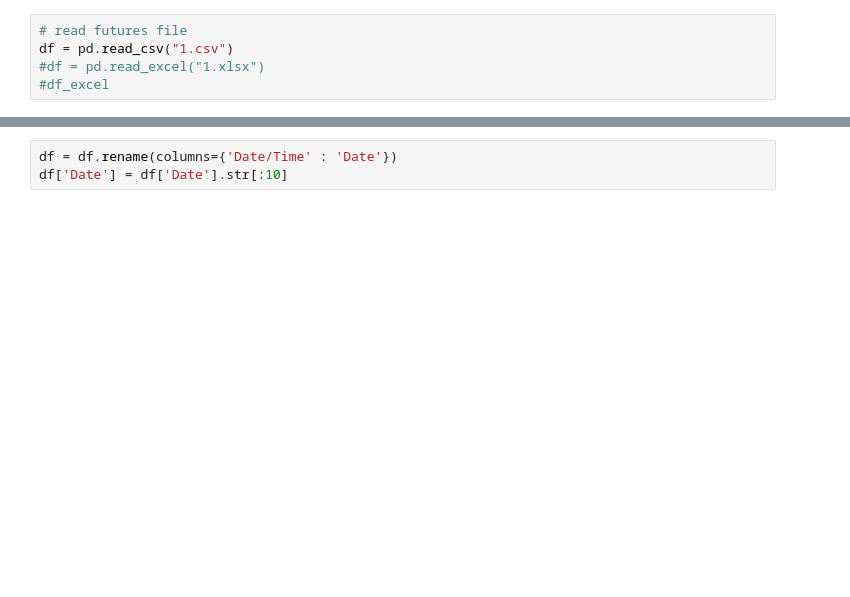
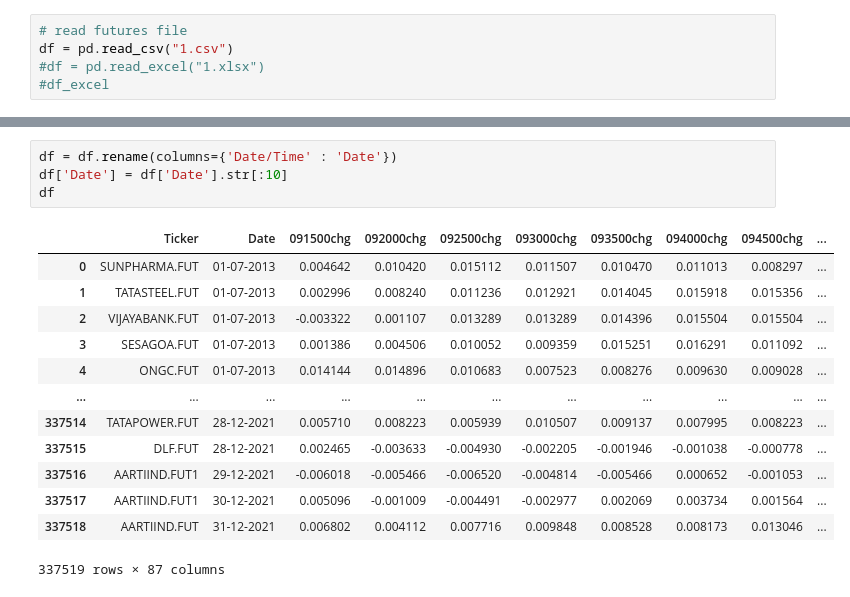
Before and after one commit to qoderpurnanand/Swan-Documentation, a Jupyter notebook: Systems/Trend_Analysis/PythonTrendAnalysis.ipynb, the cells around one changed output, grey strips where cells are left out. Saved outputs shown, nothing was run; the diff lists cells and outputs as text; blank space fills up the shorter version.

```diff
--- a/Systems/Trend_Analysis/PythonTrendAnalysis.ipynb
+++ b/Systems/Trend_Analysis/PythonTrendAnalysis.ipynb
@@ -21,6 +38,21 @@ df.shape
 # %%
 df = df.rename(columns={'Date/Time' : 'Date'})
 df['Date'] = df['Date'].str[:10]
+df
+# %% [output]
+|  | Ticker | Date | 091500chg | 092000chg | 092500chg | 093000chg | 093500chg | 094000chg | 094500chg | ... |
+| 0 | SUNPHARMA.FUT | 01-07-2013 | 0.004642 | 0.010420 | 0.015112 | 0.011507 | 0.010470 | 0.011013 | 0.008297 | ... |
+| 1 | TATASTEEL.FUT | 01-07-2013 | 0.002996 | 0.008240 | 0.011236 | 0.012921 | 0.014045 | 0.015918 | 0.015356 | ... |
+| 2 | VIJAYABANK.FUT | 01-07-2013 | -0.003322 | 0.001107 | 0.013289 | 0.013289 | 0.014396 | 0.015504 | 0.015504 | ... |
+| 3 | SESAGOA.FUT | 01-07-2013 | 0.001386 | 0.004506 | 0.010052 | 0.009359 | 0.015251 | 0.016291 | 0.011092 | ... |
+| 4 | ONGC.FUT | 01-07-2013 | 0.014144 | 0.014896 | 0.010683 | 0.007523 | 0.008276 | 0.009630 | 0.009028 | ... |
+| ... | ... | ... | ... | ... | ... | ... | ... | ... | ... | ... |
+| 337514 | TATAPOWER.FUT | 28-12-2021 | 0.005710 | 0.008223 | 0.005939 | 0.010507 | 0.009137 | 0.007995 | 0.008223 | ... |
+| 337515 | DLF.FUT | 28-12-2021 | 0.002465 | -0.003633 | -0.004930 | -0.002205 | -0.001946 | -0.001038 | -0.000778 | ... |
+| 337516 | AARTIIND.FUT1 | 29-12-2021 | -0.006018 | -0.005466 | -0.006520 | -0.004814 | -0.005466 | 0.000652 | -0.001053 | ... |
+| 337517 | AARTIIND.FUT1 | 30-12-2021 | 0.005096 | -0.001009 | -0.004491 | -0.002977 | 0.002069 | 0.003734 | 0.001564 | ... |
+| 337518 | AARTIIND.FUT | 31-12-2021 | 0.006802 | 0.004112 | 0.007716 | 0.009848 | 0.008528 | 0.008173 | 0.013046 | ... |
+337519 rows × 87 columns
 # %%
 startDate = '01-01-2021'
 endDate = '31-12-2021'
```
Also changed, not shown: parts of 7 cells of this notebook.
